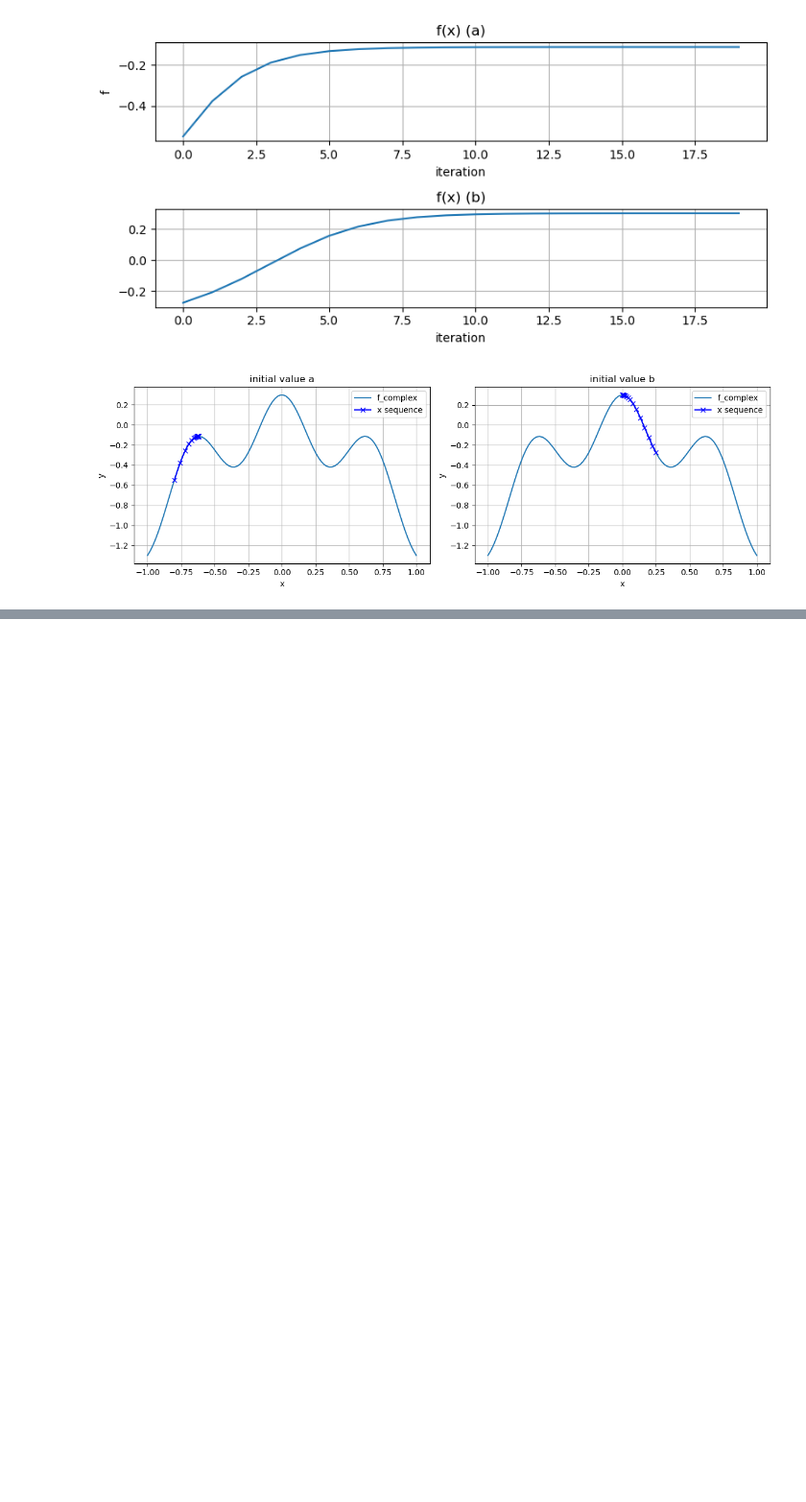
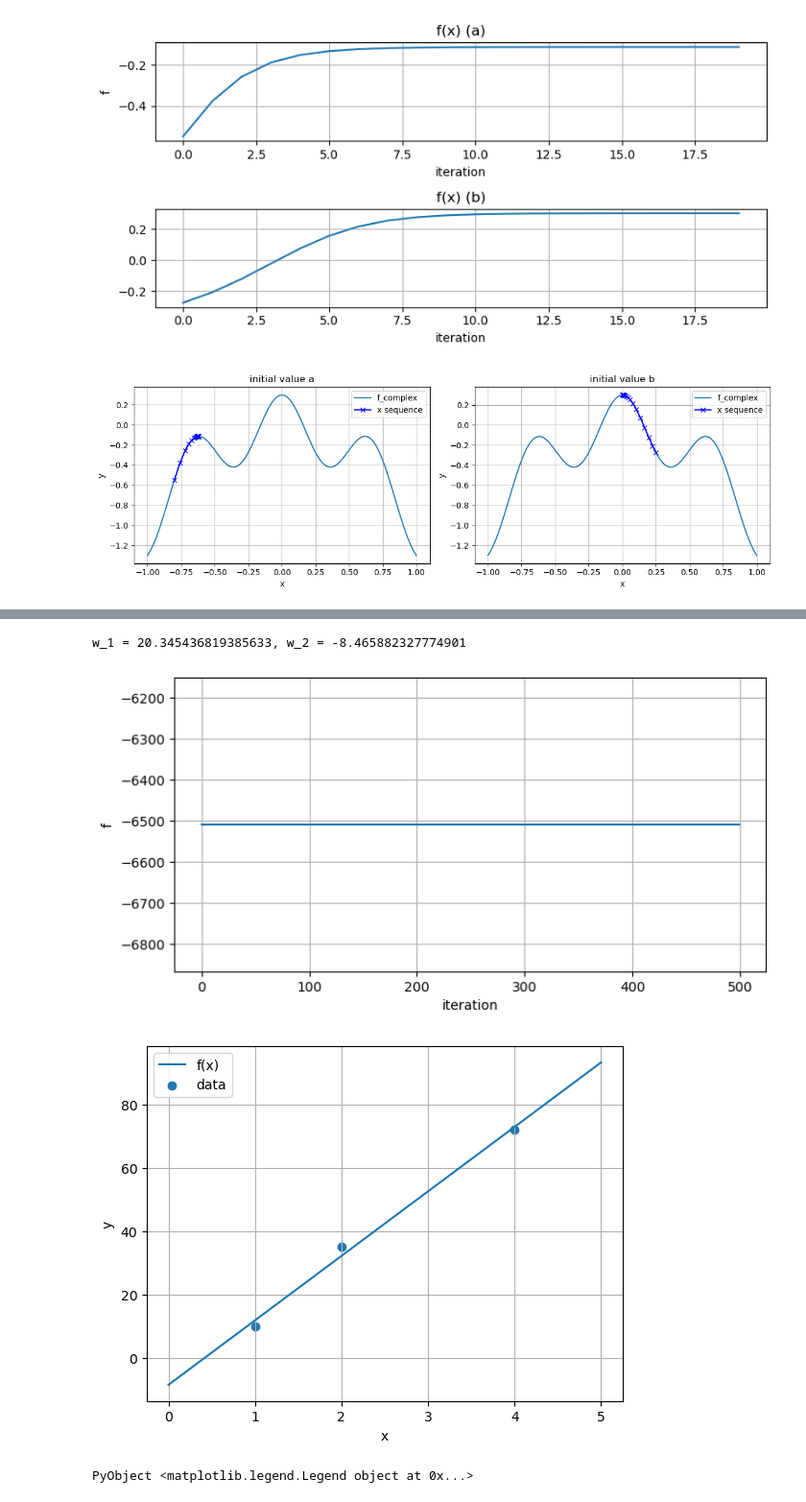
Before and after one commit to HidehikoMURAO/JuliaBayesBook, a Jupyter notebook: 2. Basics of Numerical Computation.ipynb, the cells around one changed output, grey strips where cells are left out. Shown at 96% size. Drawn from its saved outputs; the diff is of its cells as text; code cells hidden in the pictures; blank space fills up the shorter version.

```diff
--- a/2. Basics of Numerical Computation.ipynb
+++ b/2. Basics of Numerical Computation.ipynb
@@ -783,0 +779,29 @@ w_1 = 20.345436819385633, w_2 = -8.465882327774901
+# %%
+w₁, w₂ = w_seq[:, end]
+println("w_1 = $(w₁), w_2 = $(w₂)")
+# %% [output]
+w_1 = 20.345436819385633, w_2 = -8.465882327774901
+# %%
+# 目的関数の値をステップごとにプロット
+fig, ax = subplots(figsize = (8, 4))
+ax.plot(f_seq)
+ax.set_xlabel("iteration"), ax.set_ylabel("f")
+ax.grid()
+
+# 予測に使う1次関数
+f(x) = w₁*x + w₂
+
+# 関数を可視化する範囲
+xs = range(0, 5, length = 100)
+
+# データと予測関数のプロット
+fig, ax = subplots()
+ax.plot(xs, f.(xs), label = "f(x)")
+ax.scatter(X_obs, Y_obs, label = "data")
+ax.set_xlabel("x"), ax.set_ylabel("y")
+ax.grid()
+ax.legend()
+# %% [output]
+[figure, added]
+[figure, added]
+PyObject <matplotlib.legend.Legend object at 0x...>
```
Also changed, not shown: parts of 13 cells of this notebook.
